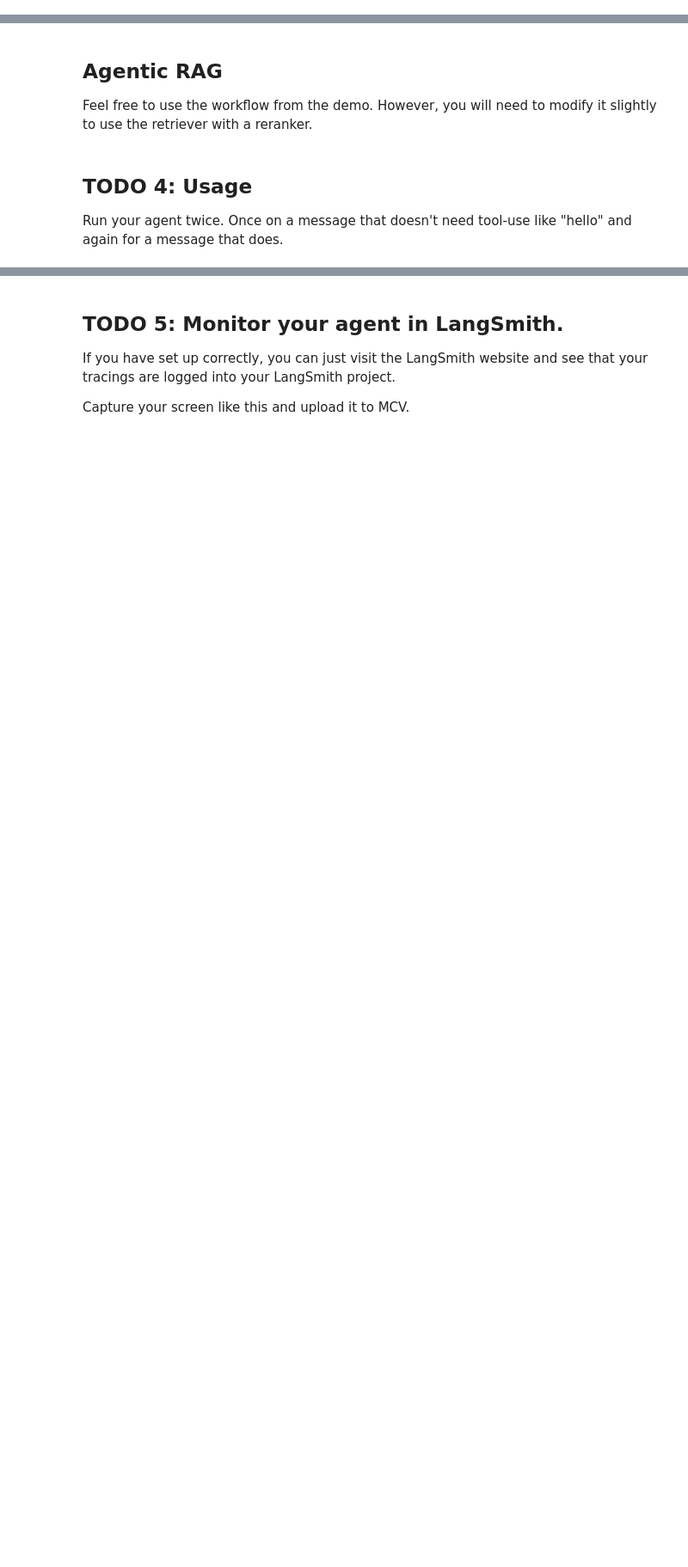
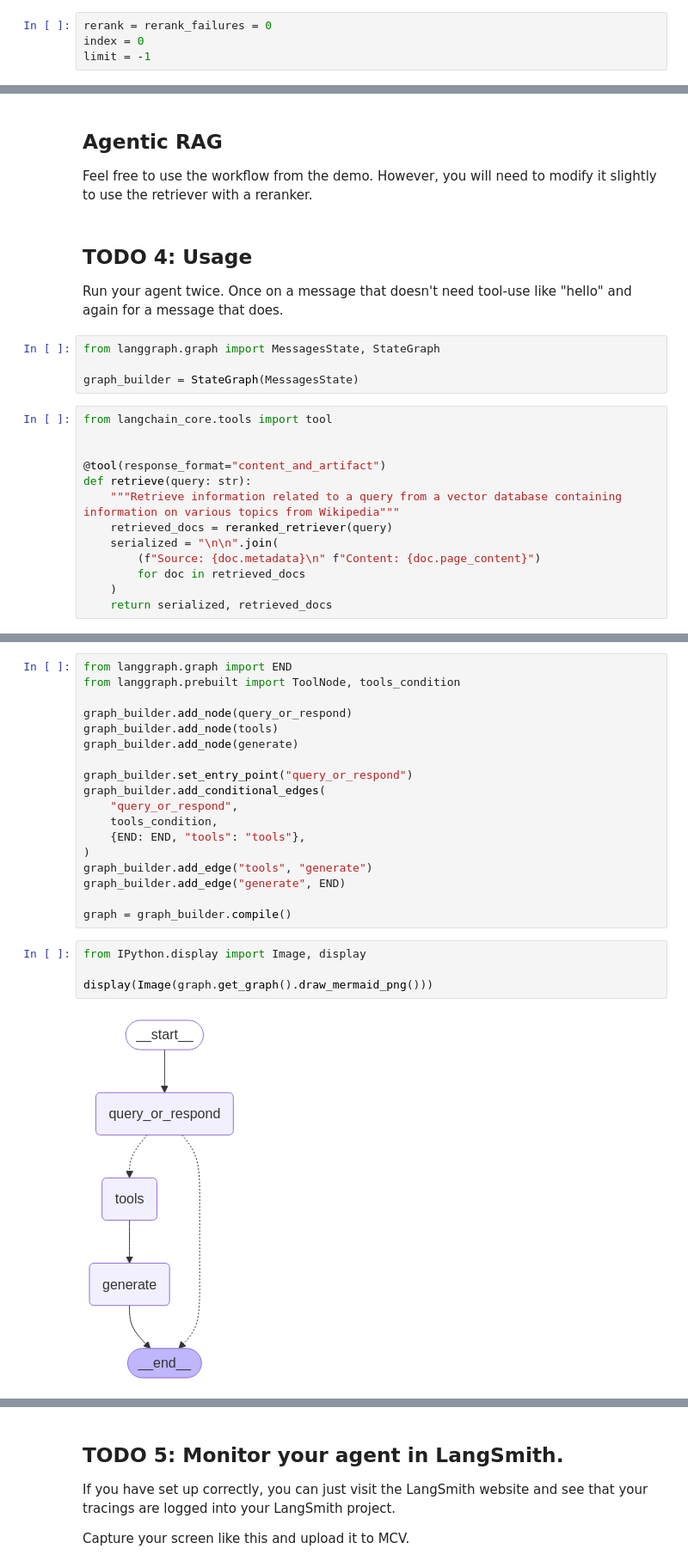
Before and after one commit to bookpanda/2110572-NLP-SYS, a Jupyter notebook: codes/L10_RAG/Lab10_RAG_toStudent.ipynb, the cells around one changed output, grey strips where cells are left out. Shown at 86% size. Saved outputs shown, nothing was run; the diff lists cells and outputs as text; blank space fills up the shorter version.

```diff
--- a/codes/L10_RAG/Lab10_RAG_toStudent.ipynb
+++ b/codes/L10_RAG/Lab10_RAG_toStudent.ipynb
@@ -325,0 +318,4 @@ mrr = 1/1000 * ()
+# %%
+rerank = rerank_failures = 0
+index = 0
+limit = -1
@@ -336,3 +372,20 @@ Feel free to use the workflow from the demo. However, you will need to modify it
 # %% [markdown]
 ## TODO 4: Usage
 Run your agent twice. Once on a message that doesn't need tool-use like "hello" and again for a message that does.
+# %%
+from langgraph.graph import MessagesState, StateGraph
+
+graph_builder = StateGraph(MessagesState)
+# %%
+from langchain_core.tools import tool
+
+
+@tool(response_format="content_and_artifact")
+def retrieve(query: str):
+    """Retrieve information related to a query from a vector database containing information on various topics from Wikipedia"""
+    retrieved_docs = reranked_retriever(query)
+    serialized = "\n\n".join(
+        (f"Source: {doc.metadata}\n" f"Content: {doc.page_content}")
+        for doc in retrieved_docs
+    )
+    return serialized, retrieved_docs
@@ -338,0 +444,24 @@ Run your agent twice. Once on a message that doesn't need tool-use like "hello"
+# %%
+from langgraph.graph import END
+from langgraph.prebuilt import ToolNode, tools_condition
+
+graph_builder.add_node(query_or_respond)
+graph_builder.add_node(tools)
+graph_builder.add_node(generate)
+
+graph_builder.set_entry_point("query_or_respond")
+graph_builder.add_conditional_edges(
+    "query_or_respond",
+    tools_condition,
+    {END: END, "tools": "tools"},
+)
+graph_builder.add_edge("tools", "generate")
+graph_builder.add_edge("generate", END)
+
+graph = graph_builder.compile()
+# %%
+from IPython.display import Image, display
+
+display(Image(graph.get_graph().draw_mermaid_png()))
+# %% [output]
+[figure, added]
```
Also changed, not shown: parts of 20 cells of this notebook.
